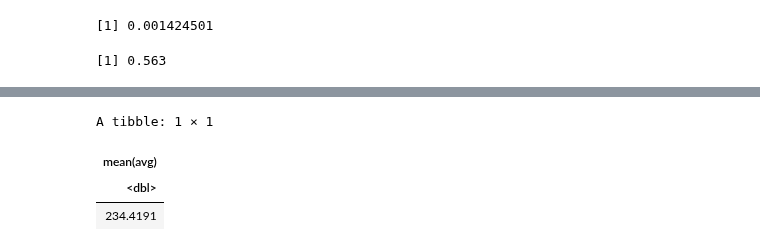
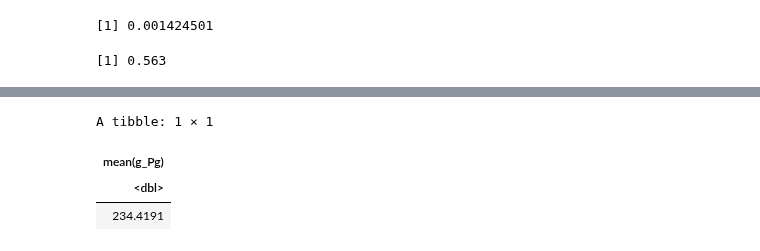
Before and after one commit to notblank/Curso-Stat-Public, a Jupyter notebook: Cursos/Temas Extra/Passwords.ipynb, the cells around one changed output, grey strips where cells are left out. Cells and saved outputs as stored; diff of their text form; code cells hidden in the pictures.

```diff
--- a/Cursos/Temas Extra/Passwords.ipynb
+++ b/Cursos/Temas Extra/Passwords.ipynb
@@ -170,12 +179,12 @@ for(i in 1:702){
 # %%
 tibble(guesses = 1:702, proba = P_guessing) %>%
-    mutate(avg =guesses*proba) %>%
-    summarise(mean(avg))
+    mutate(g_Pg = guesses*proba) %>%
+    summarise(mean(g_Pg))
 
 # en promedio me voy a usar 234 intentos que en segundos es 234/1000.
-# Lo que reportan en la calculadora es el valor para que la proba sea 1.
+#¿Calculé bien el promedio?
 # %% [output]
 A tibble: 1 × 1
-| mean(avg) |
+| mean(g_Pg) |
 | <dbl> |
 | 234.4191 |
```
Also changed, not shown: parts of 1 cell of this notebook.
